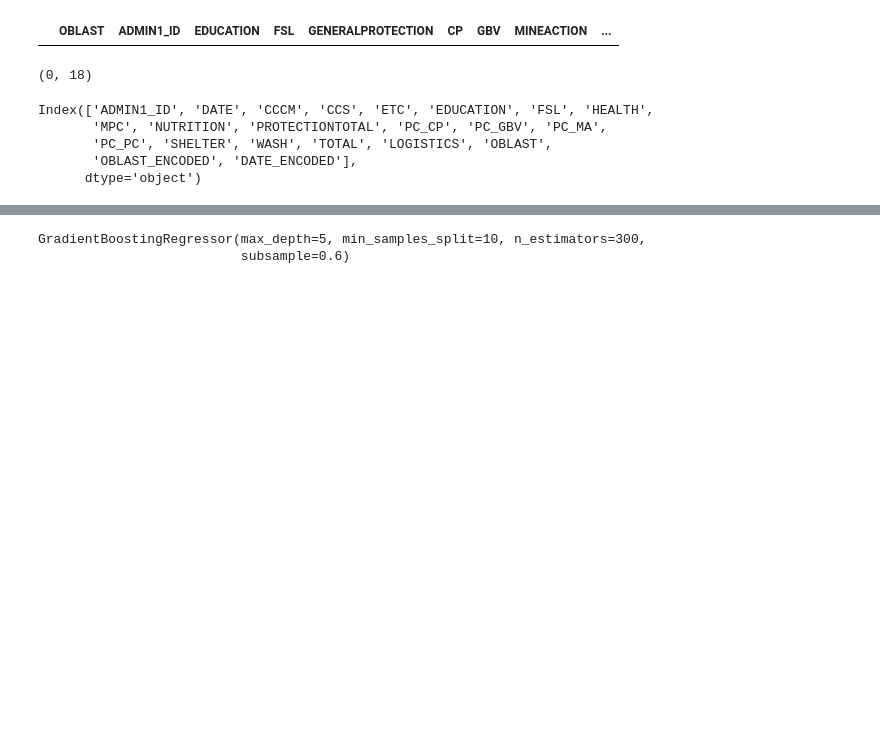
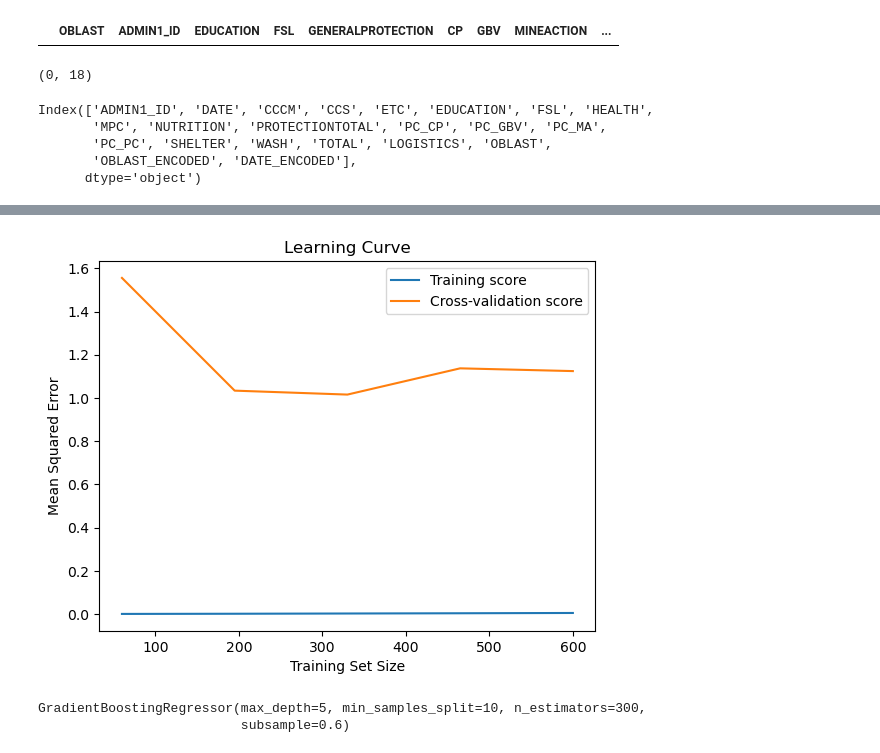
Before and after one commit to reo113/GuideHouse_Project, a Jupyter notebook: guidehouse.ipynb, the cells around one changed output, grey strips where cells are left out. Drawn from its saved outputs; the diff is of its cells as text; code cells hidden in the pictures; blank space fills up the shorter version.

```diff
--- a/guidehouse.ipynb
+++ b/guidehouse.ipynb
@@ -607,3 +716,21 @@ print('[GBDT] R2: {0}'.format(cccm_r2))
+# %%
+train_sizes, train_scores, test_scores = learning_curve(
+    Cccm, X_cccm, y_cccm, cv=5, scoring='neg_mean_squared_error')
+
+# Convert to positive values
+train_scores = -train_scores
+test_scores = -test_scores
+
+# Plot learning curve
+plt.plot(train_sizes, np.mean(train_scores, axis=1), label='Training score')
+plt.plot(train_sizes, np.mean(test_scores, axis=1), label='Cross-validation score')
+plt.xlabel('Training Set Size')
+plt.ylabel('Mean Squared Error')
+plt.title('Learning Curve')
+plt.legend()
+plt.show()
+# %% [output]
+[figure, added]
 # %%
 #EDUCATION
 y_etc = num_of_org['ETC']
```
Also changed, not shown: parts of 20 cells of this notebook.
